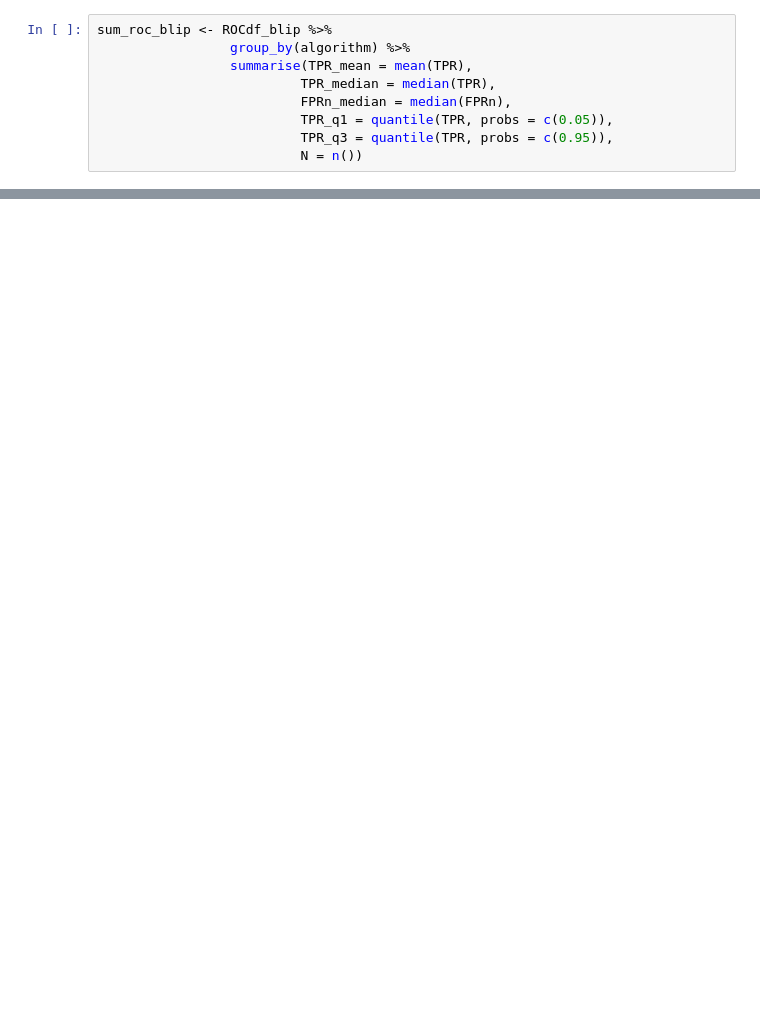
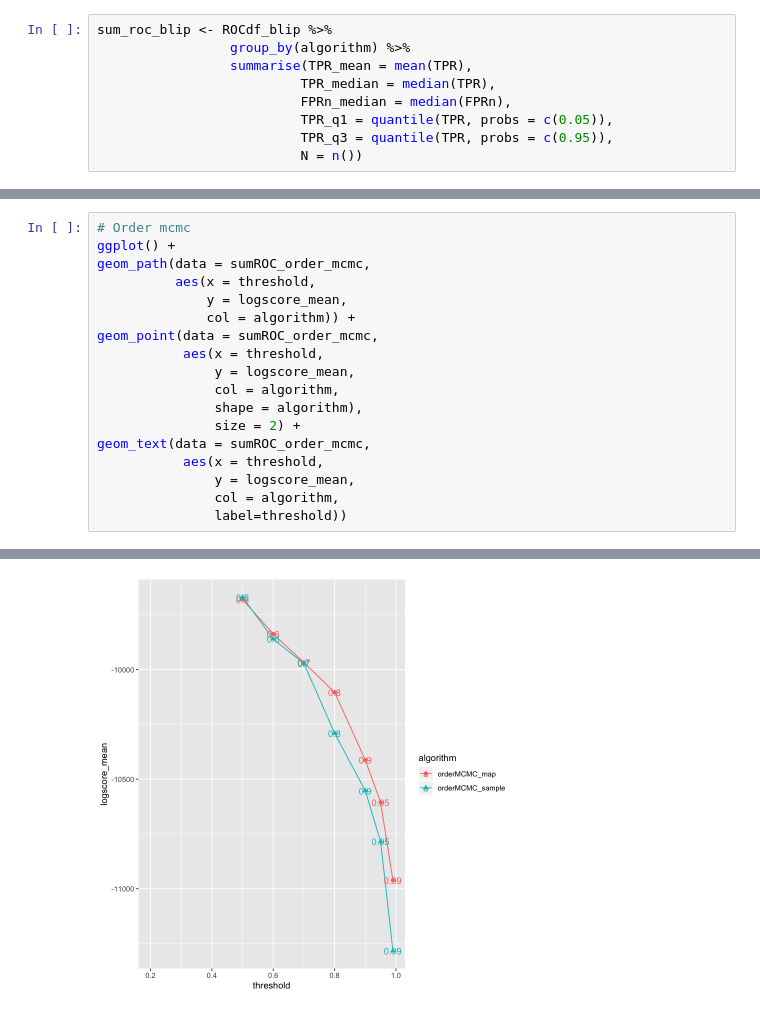
Before and after one commit to felixleopoldo/benchpress, a Jupyter notebook: benchmark/plot.ipynb, the cells around one changed output, grey strips where cells are left out. Saved outputs shown, nothing was run; the diff lists cells and outputs as text; blank space fills up the shorter version.

```diff
--- a/benchmark/plot.ipynb
+++ b/benchmark/plot.ipynb
@@ -188,0 +425,19 @@ the group aesthetic?
+# %%
+# Order mcmc
+ggplot() +
+geom_path(data = sumROC_order_mcmc,
+          aes(x = threshold,
+              y = logscore_mean,
+              col = algorithm)) +
+geom_point(data = sumROC_order_mcmc,
+           aes(x = threshold,
+               y = logscore_mean,
+               col = algorithm,
+               shape = algorithm),
+               size = 2) +
+geom_text(data = sumROC_order_mcmc,
+           aes(x = threshold,
+               y = logscore_mean,
+               col = algorithm,
+               label=threshold))
+# %% [output]
@@ -188,0 +450 @@ the group aesthetic?
+[figure, added]
```
Also changed, not shown: parts of 30 cells of this notebook, 8 other files.
